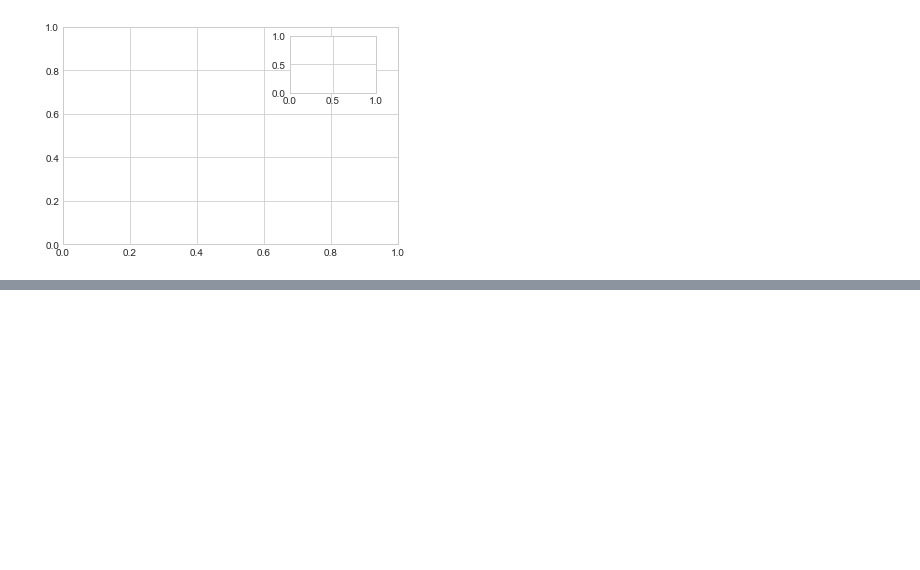
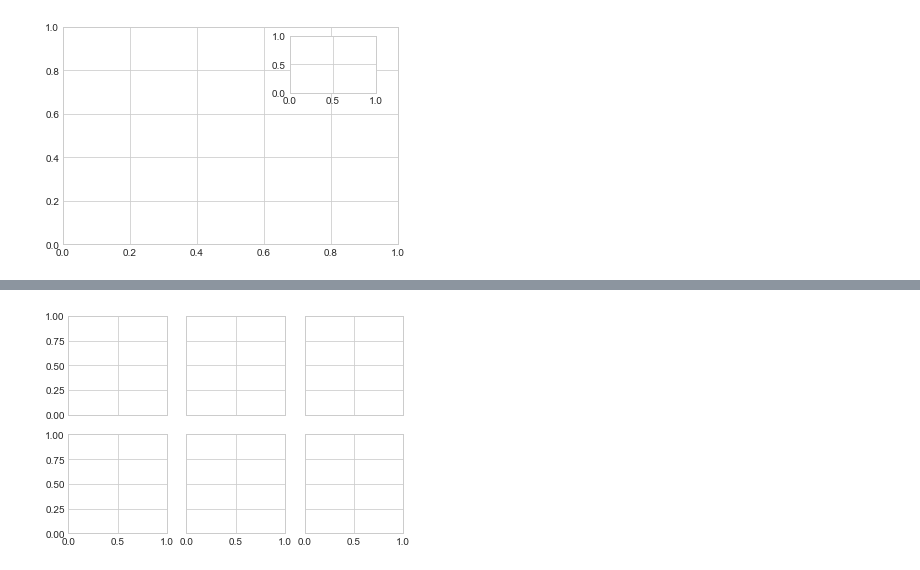
Before and after one commit to Brightchu/pytest, a Jupyter notebook: notes/3_matplotlib.ipynb, the cells around one changed output, grey strips where cells are left out. Cells and saved outputs as stored; diff of their text form; code cells hidden in the pictures; blank space fills up the shorter version.

```diff
--- a/notes/3_matplotlib.ipynb
+++ b/notes/3_matplotlib.ipynb
@@ -263,0 +270,4 @@ ax2 = plt.axes([0.65, 0.65, 0.2, 0.2])
+# %%
+fig, ax = plt.subplots(2, 3, sharex='col', sharey='row')
+# %% [output]
+[figure, added]
```
Also changed, not shown: parts of 5 cells of this notebook.
